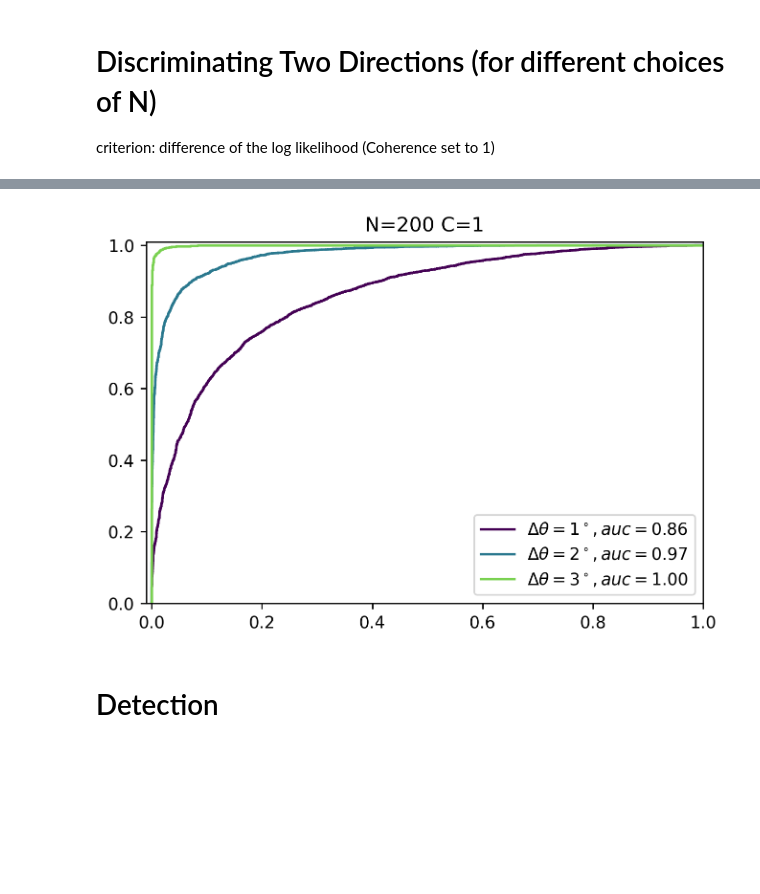
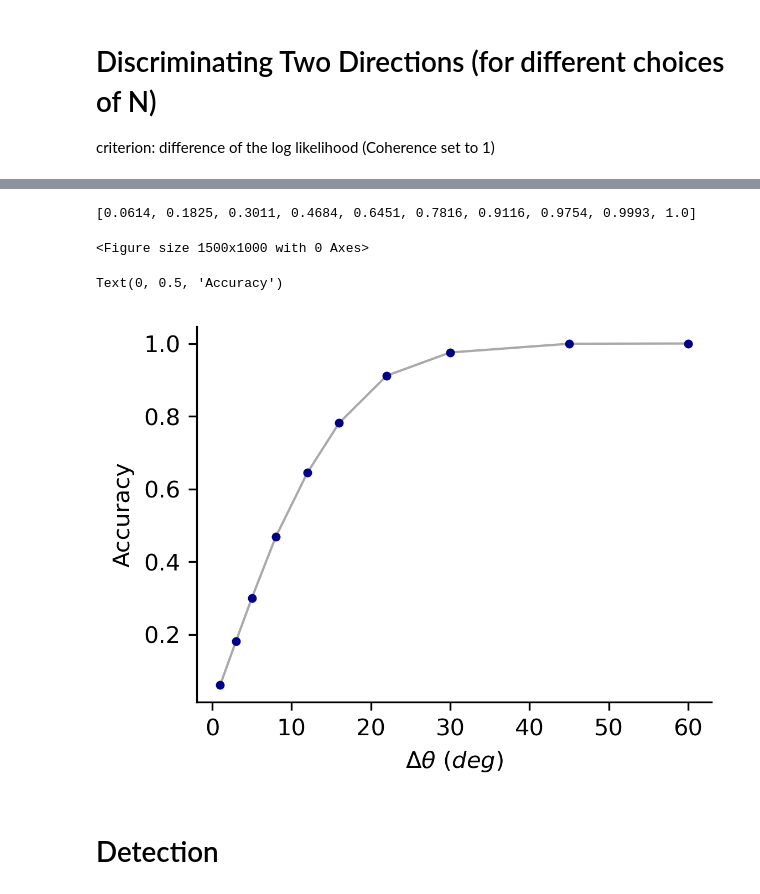
Before and after one commit to aGiorlandino/Theoretical_Neuroscience_ENS, a Jupyter notebook: Likelihood_estimator.ipynb, the cells around one changed output, grey strips where cells are left out. Drawn from its saved outputs; the diff is of its cells as text; code cells hidden in the pictures; blank space fills up the shorter version.

```diff
--- a/Likelihood_estimator.ipynb
+++ b/Likelihood_estimator.ipynb
@@ -115,19 +115,27 @@ def roc(N,theta, delta_theta, n_trials, kappa=3, C=1):
-# %%
-delta_angles= [1, 2, 3]
-N= 200
-i=0
-plt.figure(dpi=250)
-for delta in delta_angles:
-    fpr, tpr, auc_score = roc(N, theta=0, delta_theta=delta/180*np.pi, n_trials=10000)
-    plt.plot(fpr, tpr, label="$\Delta \\theta = " +str(delta)+ "^\circ, auc= %.2f$" %  auc_score, color=colrs[i])
-    plt.xlim(-0.01,1)
-    plt.ylim(0,1.01)
-    i+=1
-
-plt.title("N="+str(N)+" C=1")
-plt.legend()
-plt.show()
-# %% [output]
-[figure, removed]
+# %%
+delta_angles= np.radians([1, 3, 5, 8, 12, 16, 22, 30, 45, 60])
+N= 200
+acc_vec=[]
+plt.figure(dpi=250)
+for delta in delta_angles:
+    acc = accuracy(N, theta=2*np.pi*np.random.rand(), delta_theta=delta, n_trials=10000)
+    acc_vec.append(acc)
+acc_vec
+# %% [output]
+[0.0614, 0.1825, 0.3011, 0.4684, 0.6451, 0.7816, 0.9116, 0.9754, 0.9993, 1.0]
+<Figure size 1500x1000 with 0 Axes>
+# %%
+delta_angles = [1, 3, 5, 8, 12, 16, 22, 30, 45, 60]
+fig, ax = plt.subplots(1, 1, figsize=(4, 3), dpi=300)
+
+ax.plot(delta_angles, acc_vec, color="darkgrey", lw=1)
+ax.scatter(delta_angles, acc_vec,  zorder=3, clip_on=False, color='darkblue', s=8)
+sns.despine(ax=ax, top=True, right=True, left=False, bottom=False)
+ax.set_xlabel("$\Delta \\theta \ (deg)$")
+ax.set_ylabel("Accuracy")
+#ax.set_title("Accuracy in Discrimination Task")
+# %% [output]
+Text(0, 0.5, 'Accuracy')
+[figure, added]
 # %% [markdown]
 # Detection
```
Also changed, not shown: parts of 8 cells of this notebook, 1 other file.
